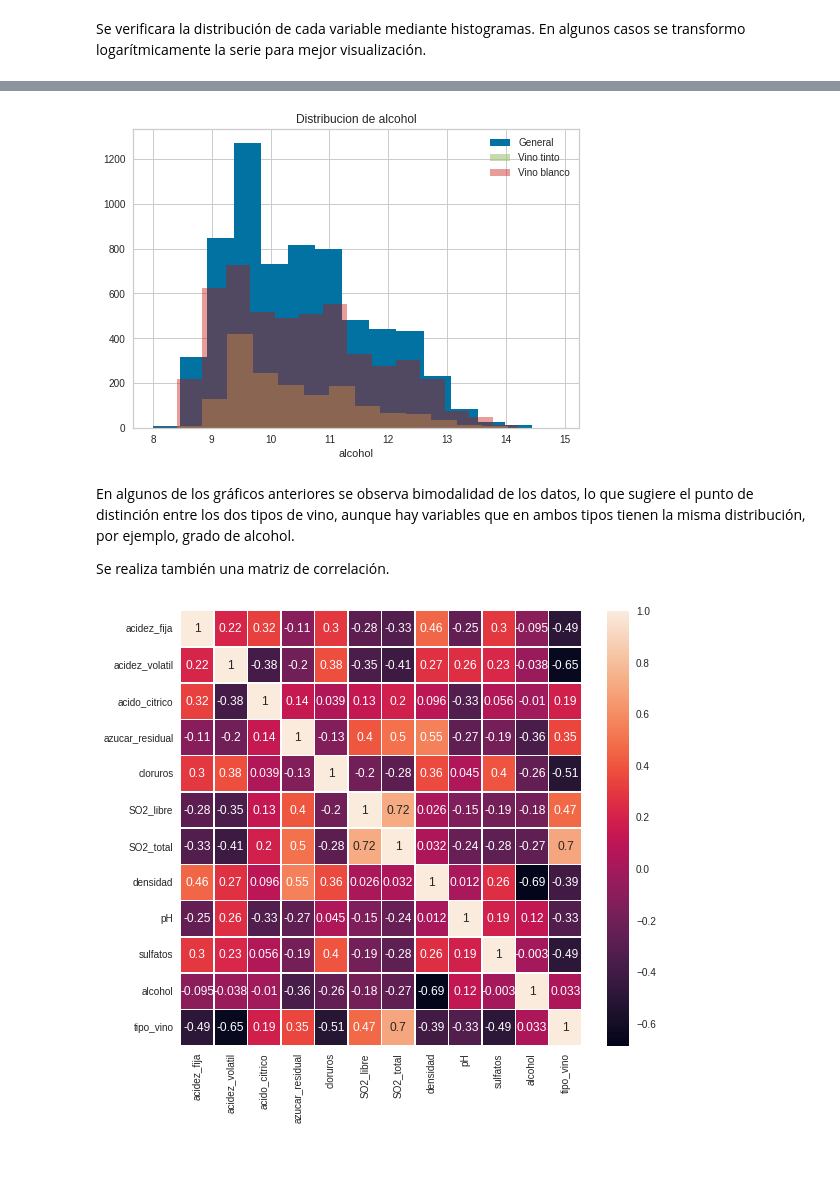
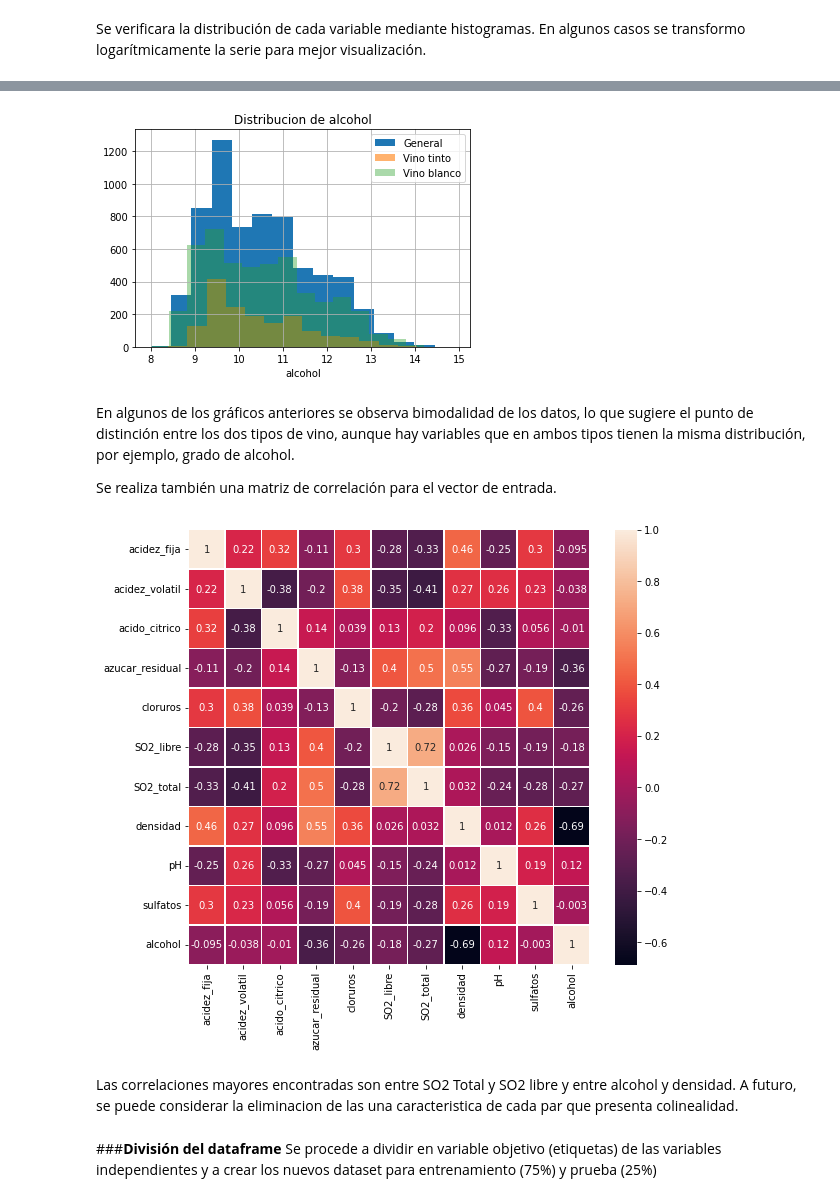
Before and after one commit to MarvinLopezOsorio/AnaliticaPredictiva_Tareas, a Jupyter notebook: Clasificacion de vinos.ipynb, the cells around one changed output, grey strips where cells are left out. Saved outputs shown, nothing was run; the diff lists cells and outputs as text; code cells hidden in the pictures; blank space fills up the shorter version.

```diff
--- a/Clasificacion de vinos.ipynb
+++ b/Clasificacion de vinos.ipynb
@@ -39,8 +40,8 @@ red_wine = pd.read_csv(repositorio + red_wine_file, sep=';')
 white_wine = pd.read_csv(repositorio + white_wine_file, sep=';')
 
 #Agregar etiquetas y combinar los dataset
-red_wine['tipo_vino'] = 0
-white_wine['tipo_vino'] = 1
+red_wine['tipo_vino'] = 'Tinto'
+white_wine['tipo_vino'] = 'Blanco'
 vinos = red_wine.append(white_wine)
 vinos
 # %% [output]
@@ -275,24 +275,29 @@ variable = 'alcohol'
 etiqueta = variable.replace('_',' ')
 binsize = 15
 vinos[variable].hist(bins=binsize)
-vinos[vinos.tipo_vino == 0][variable].hist(bins=binsize,alpha=0.6)
-vinos[vinos.tipo_vino == 1][variable].hist(bins=binsize,alpha=0.4)
+vinos[vinos.tipo_vino == 'Tinto'][variable].hist(bins=binsize,alpha=0.6)
+vinos[vinos.tipo_vino == 'Blanco'][variable].hist(bins=binsize,alpha=0.4)
 plt.legend(['General','Vino tinto', 'Vino blanco'])
 plt.xlabel(etiqueta)
 plt.title('Distribucion de '+ etiqueta)
 plt.show()
 # %% [output]
-[figure, old version]
+[figure, new version]
 # %% [markdown]
 En algunos de los gráficos anteriores se observa bimodalidad de los datos, lo que sugiere el punto de distinción entre los dos tipos de vino, aunque hay variables que en ambos tipos tienen la misma distribución, por ejemplo, grado de alcohol.
 
-Se realiza también una matriz de correlación.
+Se realiza también una matriz de correlación para el vector de entrada.
 # %%
-corr_matrix = vinos.corr(method='pearson')
+corr_matrix = vinos.drop(columns='tipo_vino').corr(method='pearson')
 plt.figure(figsize=(9,8))
 sns.heatmap(corr_matrix,
             annot=True,
             linewidths=.5)
 plt.show()
 # %% [output]
-[figure, old version]
+[figure, new version]
+# %% [markdown]
+Las correlaciones mayores encontradas son entre SO2 Total y SO2 libre y entre alcohol y densidad. A futuro, se puede considerar la eliminacion de las una caracteristica de cada par que presenta colinealidad.
+# %% [markdown]
+###**División del dataframe**
+Se procede a dividir en variable objetivo (etiquetas) de las variables independientes y a crear los nuevos dataset para entrenamiento (75%) y prueba (25%)
```
Also changed, not shown: parts of 23 cells of this notebook.
